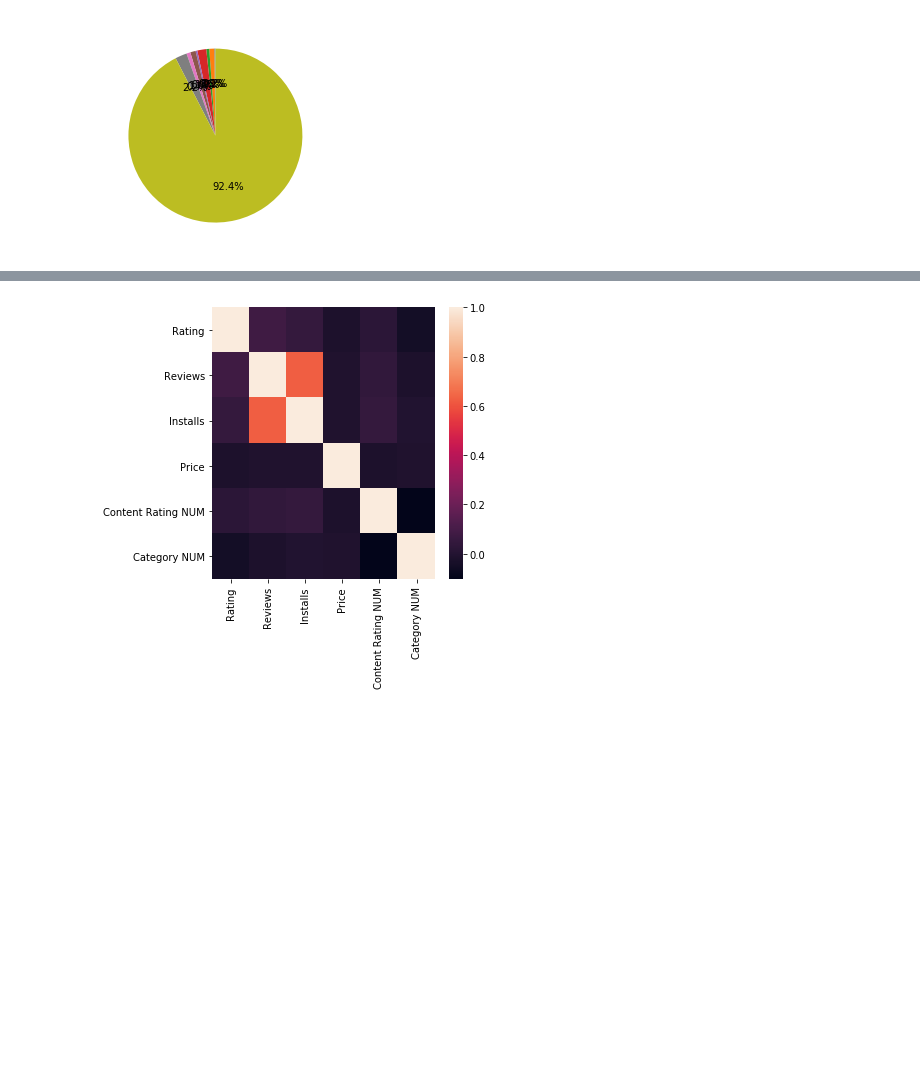
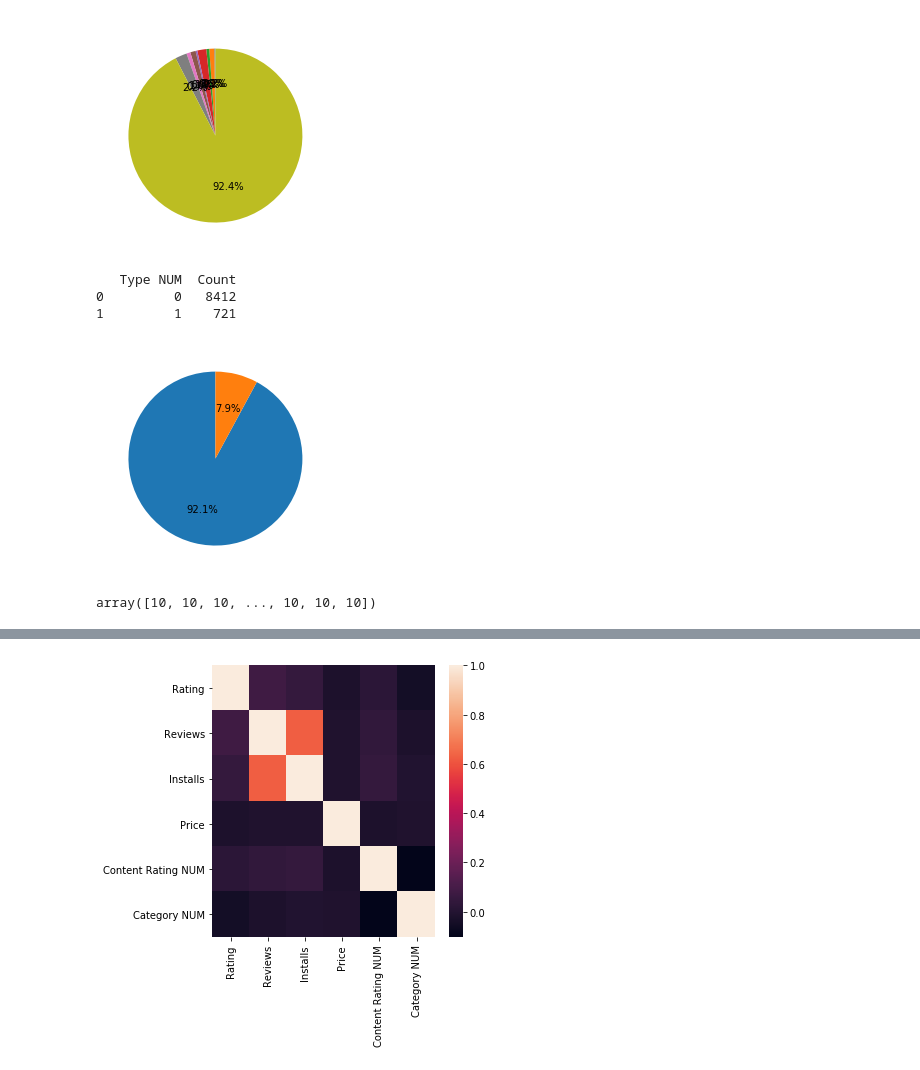
Before and after one commit to nikibhatt/DS-Unit-1-Sprint-3-Linear-Algebra, a Jupyter notebook: NB_Portfolio.ipynb, the cells around one changed output, grey strips where cells are left out. Saved outputs shown, nothing was run; the diff lists cells and outputs as text; code cells hidden in the pictures; blank space fills up the shorter version.

```diff
--- a/NB_Portfolio.ipynb
+++ b/NB_Portfolio.ipynb
@@ -190,0 +189,24 @@ bin_means = (numpy.histogram(df_price_distribution, bins, weights=data)[0] /
+# %%
+
+# Label encoding
+lb_make = LabelEncoder()
+# Create column for "numeric" Content Rating
+df["Type NUM"] = lb_make.fit_transform(df["Type"])
+# Form dicitonary for Content Rating and numeric values
+dict_type = {"Free": 0, "Paid": 1}
+# Numeric value for Content Rating
+'''
+Free = 0
+Paid = 1
+'''
+# %%
+df_free_paid = df.groupby(['Type NUM'], sort=False).size().reset_index(name='Count')
+print (df_free_paid)
+# %% [output]
+   Type NUM  Count
+0         0   8412
+1         1    721
+# %%
+plt.pie(df_free_paid['Count'],  startangle=90, autopct='%.1f%%');
+# %% [output]
+[figure, added]
@@ -191,2 +221,6 @@ bin_means = (numpy.histogram(df_price_distribution, bins, weights=data)[0] /
+# %%
+digitized
+# %% [output]
+array([10, 10, 10, ..., 10, 10, 10])
 # %%
 pd.plotting.scatter_matrix(df, figsize=(10,10));
```
Also changed, not shown: parts of 11 cells of this notebook.
